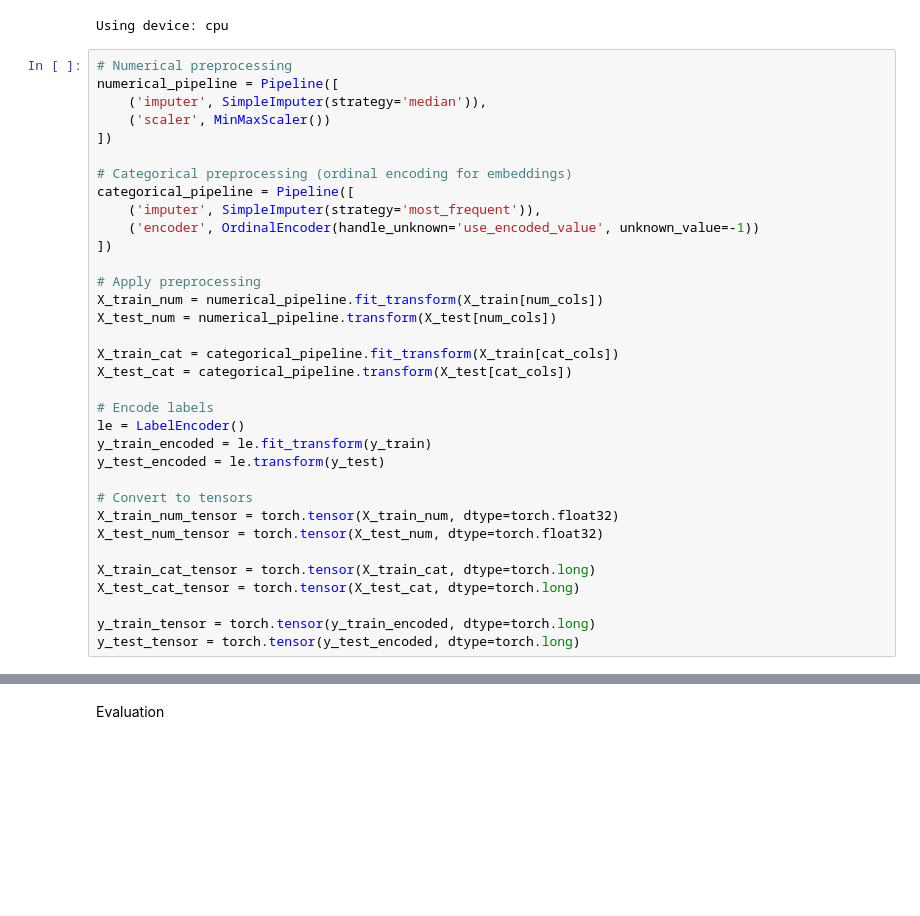
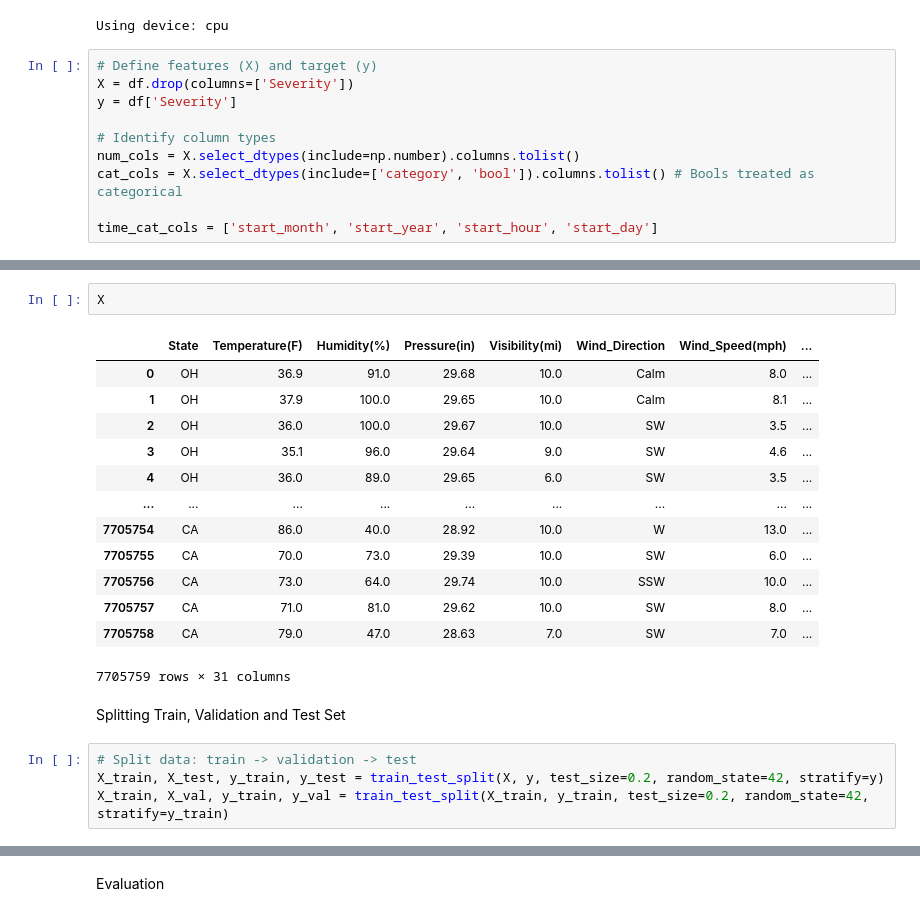
Before and after one commit to zoya-fatima22/us-accidents-thesis, a Jupyter notebook: experiments/3_ml_train.ipynb, the cells around one changed output, grey strips where cells are left out. Saved outputs shown, nothing was run; the diff lists cells and outputs as text; blank space fills up the shorter version.

Commit message:
dl training complete

```diff
--- a/experiments/3_ml_train.ipynb
+++ b/experiments/3_ml_train.ipynb
@@ -540,36 +548,12 @@ print(f'Using device: {device}')
 # %% [output]
 Using device: cpu
 # %%
-# Numerical preprocessing
-numerical_pipeline = Pipeline([
-    ('imputer', SimpleImputer(strategy='median')),
-    ('scaler', MinMaxScaler())
-])
+# Define features (X) and target (y)
+X = df.drop(columns=['Severity'])
+y = df['Severity']
 
-# Categorical preprocessing (ordinal encoding for embeddings)
-categorical_pipeline = Pipeline([
-    ('imputer', SimpleImputer(strategy='most_frequent')),
-    ('encoder', OrdinalEncoder(handle_unknown='use_encoded_value', unknown_value=-1))
-])
+# Identify column types
+num_cols = X.select_dtypes(include=np.number).columns.tolist()
+cat_cols = X.select_dtypes(include=['category', 'bool']).columns.tolist() # Bools treated as categorical
 
-# Apply preprocessing
-X_train_num = numerical_pipeline.fit_transform(X_train[num_cols])
-X_test_num = numerical_pipeline.transform(X_test[num_cols])
-
-X_train_cat = categorical_pipeline.fit_transform(X_train[cat_cols])
-X_test_cat = categorical_pipeline.transform(X_test[cat_cols])
-
-# Encode labels
-le = LabelEncoder()
-y_train_encoded = le.fit_transform(y_train)
-y_test_encoded = le.transform(y_test)
-
-# Convert to tensors
-X_train_num_tensor = torch.tensor(X_train_num, dtype=torch.float32)
-X_test_num_tensor = torch.tensor(X_test_num, dtype=torch.float32)
-
-X_train_cat_tensor = torch.tensor(X_train_cat, dtype=torch.long)
-X_test_cat_tensor = torch.tensor(X_test_cat, dtype=torch.long)
-
-y_train_tensor = torch.tensor(y_train_encoded, dtype=torch.long)
-y_test_tensor = torch.tensor(y_test_encoded, dtype=torch.long)
+time_cat_cols = ['start_month', 'start_year', 'start_hour', 'start_day']
@@ -575,0 +610,22 @@ y_test_tensor = torch.tensor(y_test_encoded, dtype=torch.long)
+# %%
+X
+# %% [output]
+|  | State | Temperature(F) | Humidity(%) | Pressure(in) | Visibility(mi) | Wind_Direction | Wind_Speed(mph) | ... |
+| 0 | OH | 36.9 | 91.0 | 29.68 | 10.0 | Calm | 8.0 | ... |
+| 1 | OH | 37.9 | 100.0 | 29.65 | 10.0 | Calm | 8.1 | ... |
+| 2 | OH | 36.0 | 100.0 | 29.67 | 10.0 | SW | 3.5 | ... |
+| 3 | OH | 35.1 | 96.0 | 29.64 | 9.0 | SW | 4.6 | ... |
+| 4 | OH | 36.0 | 89.0 | 29.65 | 6.0 | SW | 3.5 | ... |
+| ... | ... | ... | ... | ... | ... | ... | ... | ... |
+| 7705754 | CA | 86.0 | 40.0 | 28.92 | 10.0 | W | 13.0 | ... |
+| 7705755 | CA | 70.0 | 73.0 | 29.39 | 10.0 | SW | 6.0 | ... |
+| 7705756 | CA | 73.0 | 64.0 | 29.74 | 10.0 | SSW | 10.0 | ... |
+| 7705757 | CA | 71.0 | 81.0 | 29.62 | 10.0 | SW | 8.0 | ... |
+| 7705758 | CA | 79.0 | 47.0 | 28.63 | 7.0 | SW | 7.0 | ... |
+7705759 rows × 31 columns
+# %% [markdown]
+Splitting Train, Validation and Test Set
+# %%
+# Split data: train -> validation -> test
+X_train, X_test, y_train, y_test = train_test_split(X, y, test_size=0.2, random_state=42, stratify=y)
+X_train, X_val, y_train, y_val = train_test_split(X_train, y_train, test_size=0.2, random_state=42, stratify=y_train)
```
Also changed, not shown: parts of 12 cells of this notebook, 4 other files.
